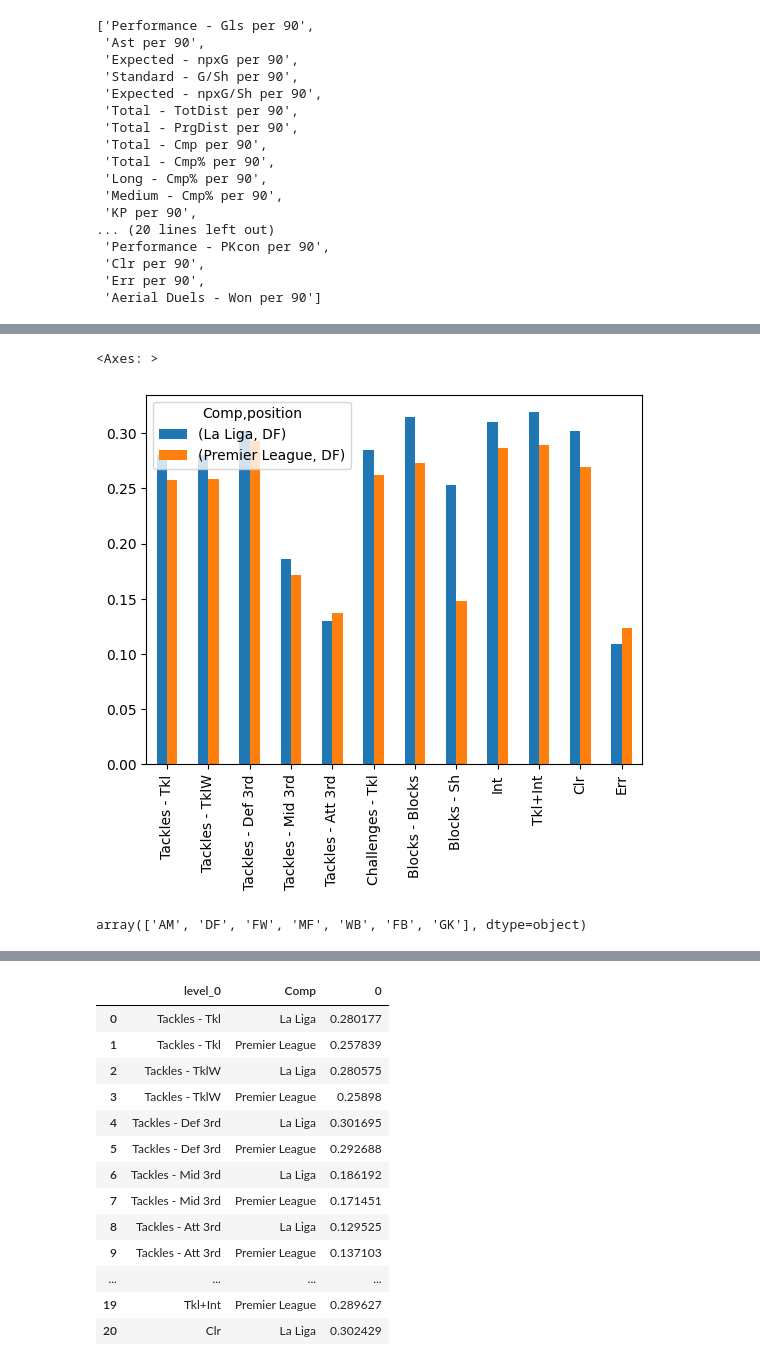
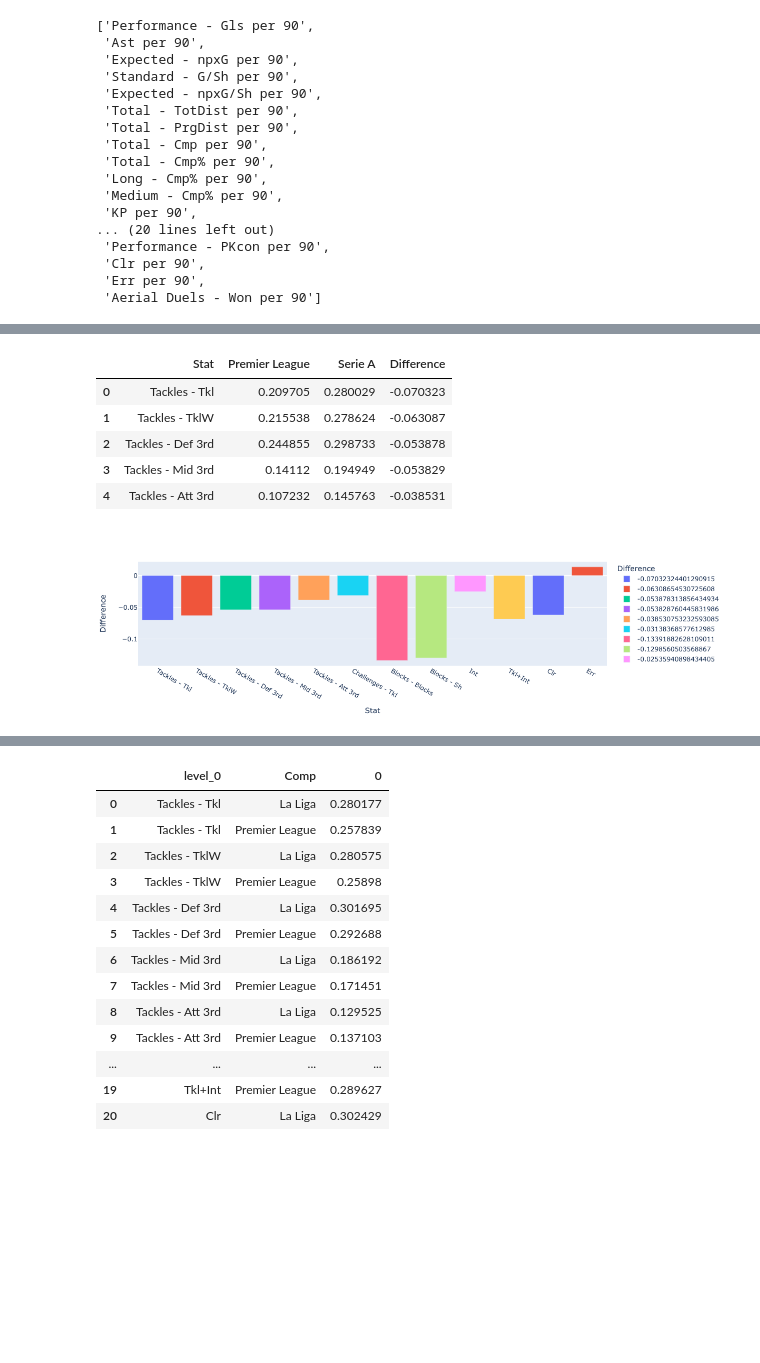
Before and after one commit to Rhys2024/Soccer_Visualization_Streamlit, a Jupyter notebook: Untitled.ipynb, the cells around one changed output, grey strips where cells are left out. Drawn from its saved outputs; the diff is of its cells as text; code cells hidden in the pictures; blank space fills up the shorter version.

```diff
--- a/Untitled.ipynb
+++ b/Untitled.ipynb
@@ -163,3 +163,6 @@ normalized_df = pd.concat(normalized_df)
 
 
 normalized_df.head()['Playing Time - Min']
+
+
+normalized_df.columns.name = 'Stat'
@@ -564,7 +544,7 @@ comparison
 # %%
 
 
-
+curr_combo = "Premier League vs Serie A"
 
 poop = chunks[curr_combo].T.loc[important_stats_comp['Defensive Stats'] + ['Age', 'Comp',
                                                                'position', 'Playing Time - Min']].T
@@ -573,20 +553,39 @@ poop = chunks[curr_combo].T.loc[important_stats_comp['Defensive Stats'] + ['Age'
 title = 'DF'
 
 
-loc = [('La Liga', title),
-       ('Premier League', title)
+loc = [('Premier League', title),
+       ('Serie A', title)
       ]
 
+# .plot.bar()
+# [important_stats_comp['Defensive Stats']].T
+# .loc[loc]
+golll = poop.groupby(['Comp',
+              'position']
+            ).mean().loc[loc][important_stats_comp['Defensive Stats']].droplevel(1, 0).T
 
-poop.groupby(['Comp',
-              'position']
-            ).mean().loc[loc][important_stats_comp['Defensive Stats']].T.plot.bar()
+golll['Difference'] = (golll['Premier League'] - golll['Serie A'])
+
+golll = golll.reset_index()
+# .stack().reset_index()
+golll = golll.rename(columns = {'index' : 'Stat'})
+golll.columns.name = None
+
+
+golll.head()
 # %% [output]
-<Axes: >
-[figure, removed]
+|  | Stat | Premier League | Serie A | Difference |
+| 0 | Tackles - Tkl | 0.209705 | 0.280029 | -0.070323 |
+| 1 | Tackles - TklW | 0.215538 | 0.278624 | -0.063087 |
+| 2 | Tackles - Def 3rd | 0.244855 | 0.298733 | -0.053878 |
+| 3 | Tackles - Mid 3rd | 0.14112 | 0.194949 | -0.053829 |
+| 4 | Tackles - Att 3rd | 0.107232 | 0.145763 | -0.038531 |
 # %%
 
 
-chunks[curr_combo].position.unique()
+
+
+# , color = 'Comp', barmode="group"
+px.bar(golll, x = 'Stat', y = 'Difference', color = 'Difference')
 # %% [output]
-array(['AM', 'DF', 'FW', 'MF', 'WB', 'FB', 'GK'], dtype=object)
+[figure, added]
```
Also changed, not shown: parts of 7 cells of this notebook, 2 other files.
